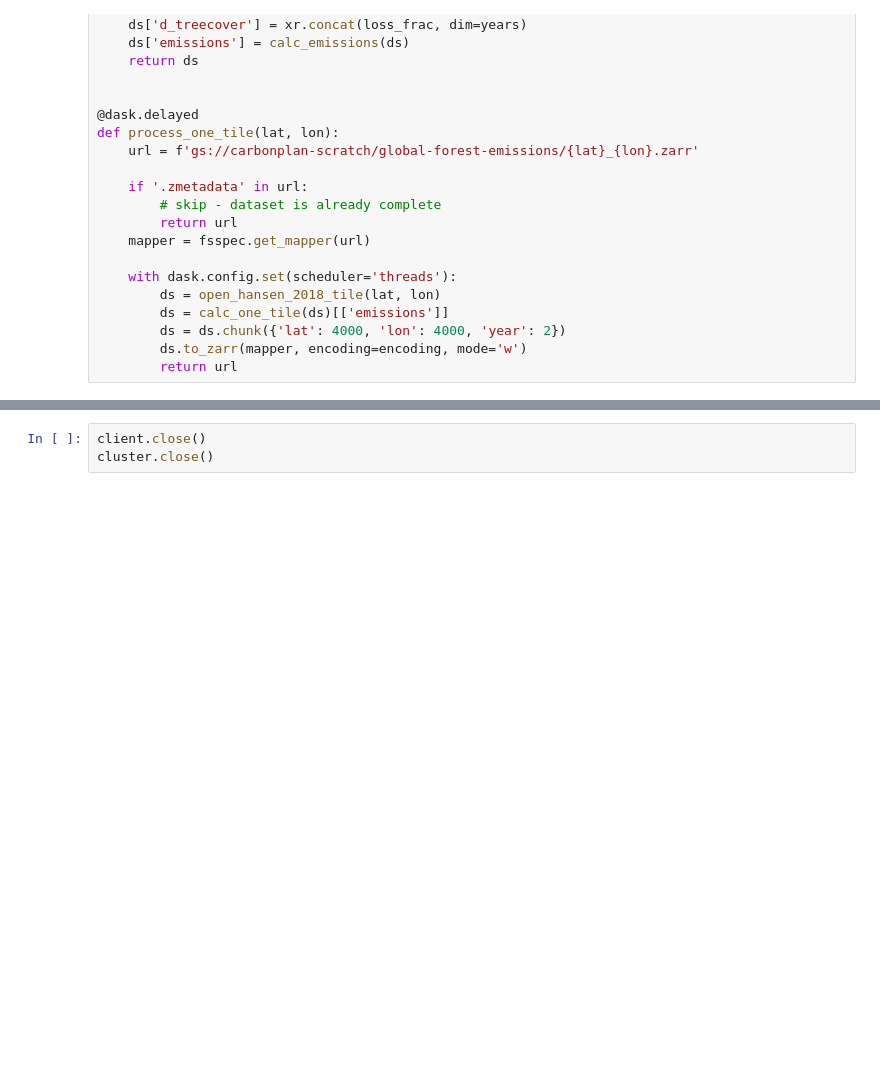
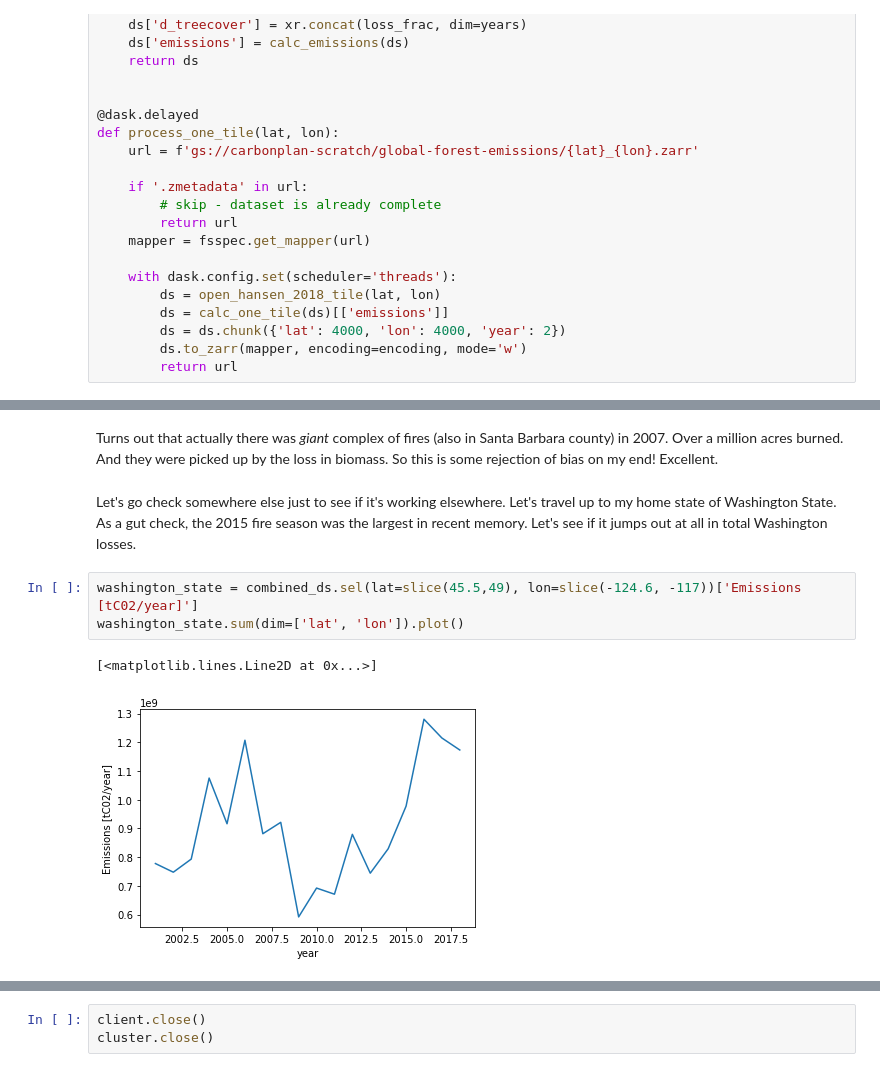
Before and after one commit to carbonplan/trace, a Jupyter notebook: all_tiles.ipynb, the cells around one changed output, grey strips where cells are left out. Drawn from its saved outputs; the diff is of its cells as text; blank space fills up the shorter version.

```diff
--- a/all_tiles.ipynb
+++ b/all_tiles.ipynb
@@ -172,0 +352,10 @@ for lat, lon in tqdm(list(zip(lats, lons))):
+# %% [markdown]
+Turns out that actually there was *giant* complex of fires (also in Santa Barbara county) in 2007. Over a million acres burned. And they were picked up by the loss in biomass. So this is some rejection of bias on my end! Excellent.
+# %% [markdown]
+Let's go check somewhere else just to see if it's working elsewhere. Let's travel up to my home state of Washington State. As a gut check, the 2015 fire season was the largest in recent memory. Let's see if it jumps out at all in total Washington losses.
+# %%
+washington_state = combined_ds.sel(lat=slice(45.5,49), lon=slice(-124.6, -117))['Emissions [tC02/year]']
+washington_state.sum(dim=['lat', 'lon']).plot()
+# %% [output]
+[<matplotlib.lines.Line2D at 0x...>]
+[figure, added]
```
Also changed, not shown: parts of 37 cells of this notebook.
